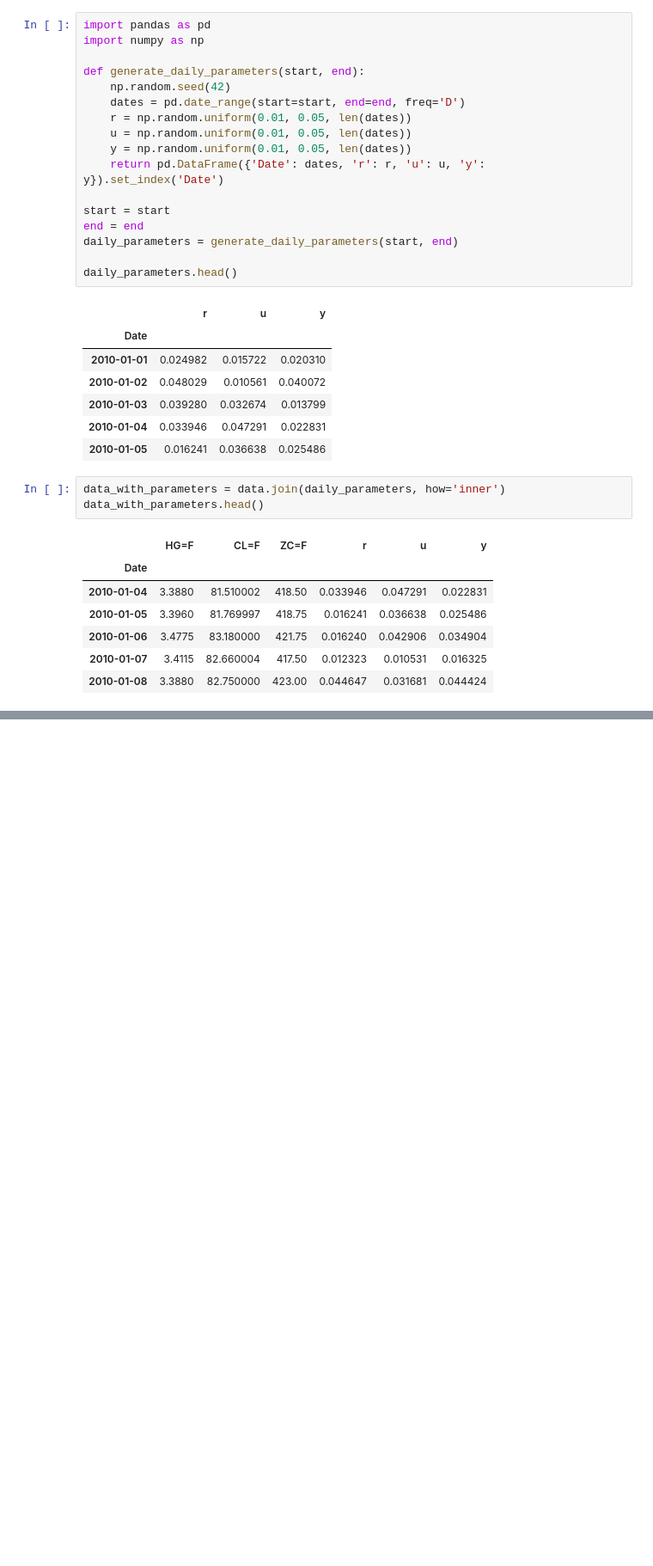
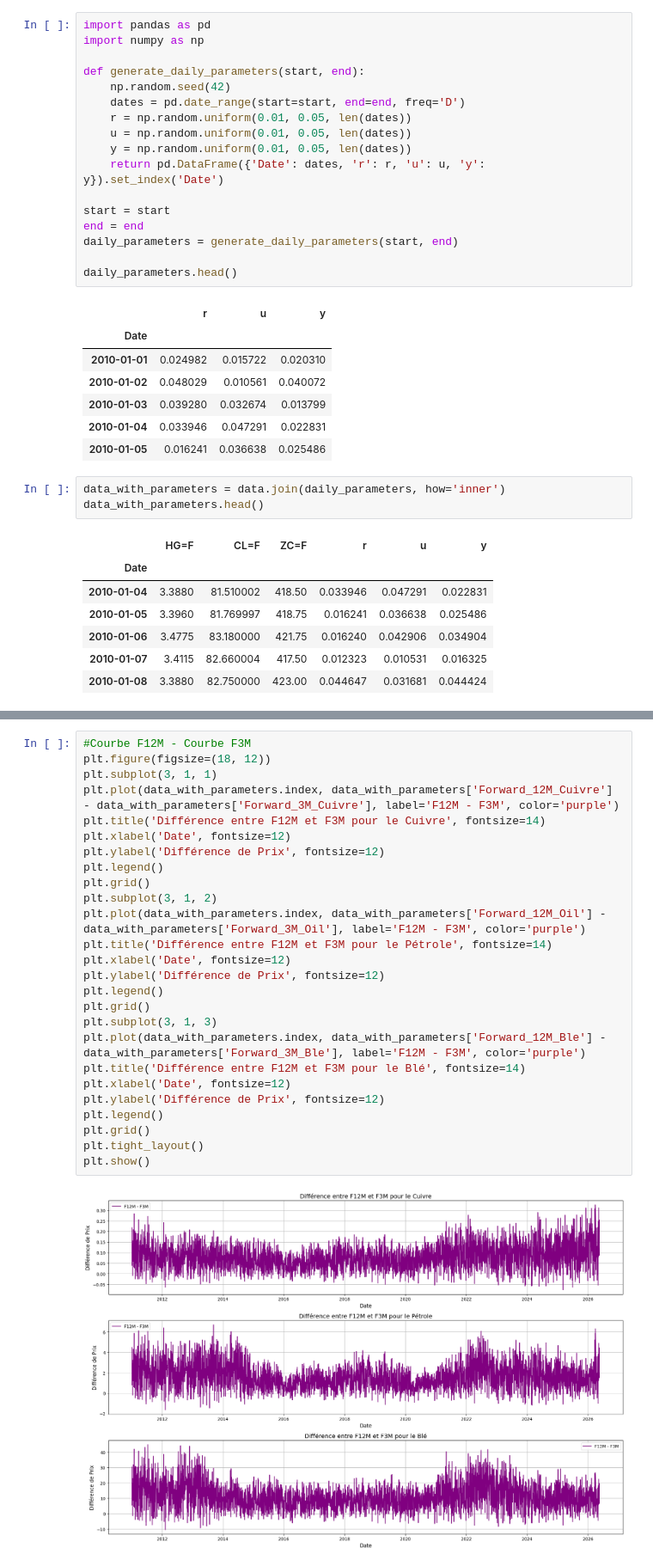
Before and after one commit to wgallon01/Derivatives, a Jupyter notebook: hedgingcommodities.ipynb, the cells around one changed output, grey strips where cells are left out. Shown at 86% size. Cells and saved outputs as stored; diff of their text form; blank space fills up the shorter version.

```diff
--- a/hedgingcommodities.ipynb
+++ b/hedgingcommodities.ipynb
@@ -156,0 +215,28 @@ data_with_parameters.head()
+# %%
+#Courbe F12M - Courbe F3M
+plt.figure(figsize=(18, 12))
+plt.subplot(3, 1, 1)
+plt.plot(data_with_parameters.index, data_with_parameters['Forward_12M_Cuivre'] - data_with_parameters['Forward_3M_Cuivre'], label='F12M - F3M', color='purple')
+plt.title('Différence entre F12M et F3M pour le Cuivre', fontsize=14)
+plt.xlabel('Date', fontsize=12)
+plt.ylabel('Différence de Prix', fontsize=12)
+plt.legend()
+plt.grid()
+plt.subplot(3, 1, 2)
+plt.plot(data_with_parameters.index, data_with_parameters['Forward_12M_Oil'] - data_with_parameters['Forward_3M_Oil'], label='F12M - F3M', color='purple')
+plt.title('Différence entre F12M et F3M pour le Pétrole', fontsize=14)
+plt.xlabel('Date', fontsize=12)
+plt.ylabel('Différence de Prix', fontsize=12)
+plt.legend()
+plt.grid()
+plt.subplot(3, 1, 3)
+plt.plot(data_with_parameters.index, data_with_parameters['Forward_12M_Ble'] - data_with_parameters['Forward_3M_Ble'], label='F12M - F3M', color='purple')
+plt.title('Différence entre F12M et F3M pour le Blé', fontsize=14)
+plt.xlabel('Date', fontsize=12)
+plt.ylabel('Différence de Prix', fontsize=12)
+plt.legend()
+plt.grid()
+plt.tight_layout()
+plt.show()
+# %% [output]
+[figure, added]
```
Also changed, not shown: parts of 3 cells of this notebook.
